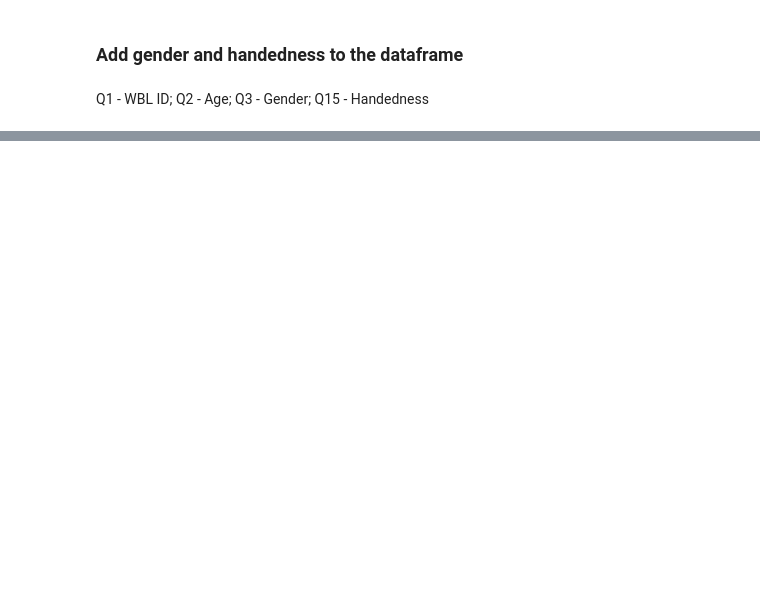
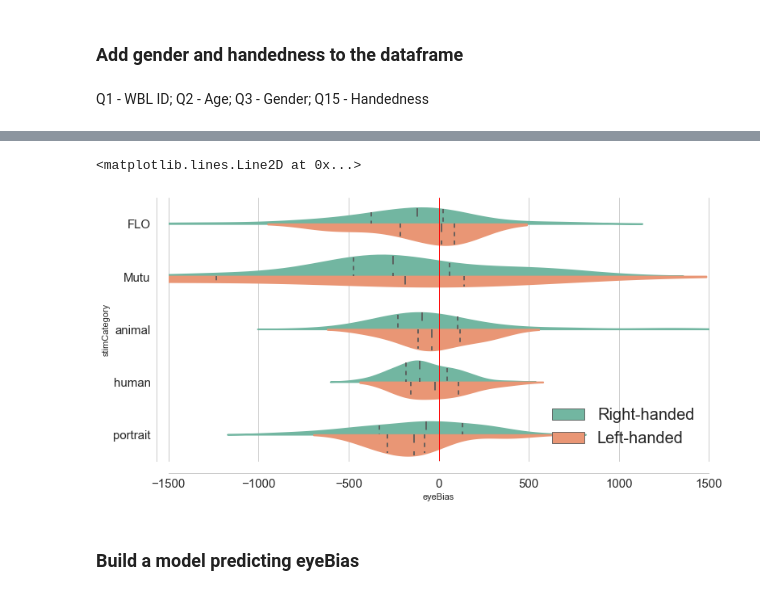
Before and after one commit to jeffmacinnes/cursorTracking, a Jupyter notebook: analysis/eyeBias/eyeBias_analysis.ipynb, the cells around one changed output, grey strips where cells are left out. Cells and saved outputs as stored; diff of their text form; code cells hidden in the pictures; blank space fills up the shorter version.

```diff
--- a/analysis/eyeBias/eyeBias_analysis.ipynb
+++ b/analysis/eyeBias/eyeBias_analysis.ipynb
@@ -351,0 +339,18 @@ Ttest_1sampResult(statistic=3.5007809337445597, pvalue=0.00080044588565999152)
+# %%
+# plot by stim category and handedness
+fig = plt.figure(figsize=(12,6))
+
+sns.violinplot(x='eyeBias', y='stimCategory', hue='handedness',
+               data=df, split='True',
+              inner='quartile', palette='Set2')
+sns.despine(offset=15)
+
+plt.legend(loc=4, prop={'size':20})
+plt.gca().set_xlim(-1500, 1500)
+
+plt.axvline(x=0, lw=1, c='red')
+# %% [output]
+<matplotlib.lines.Line2D at 0x...>
+[figure, added]
+# %% [markdown]
+### Build a model predicting eyeBias
```
Also changed, not shown: parts of 41 cells of this notebook.
